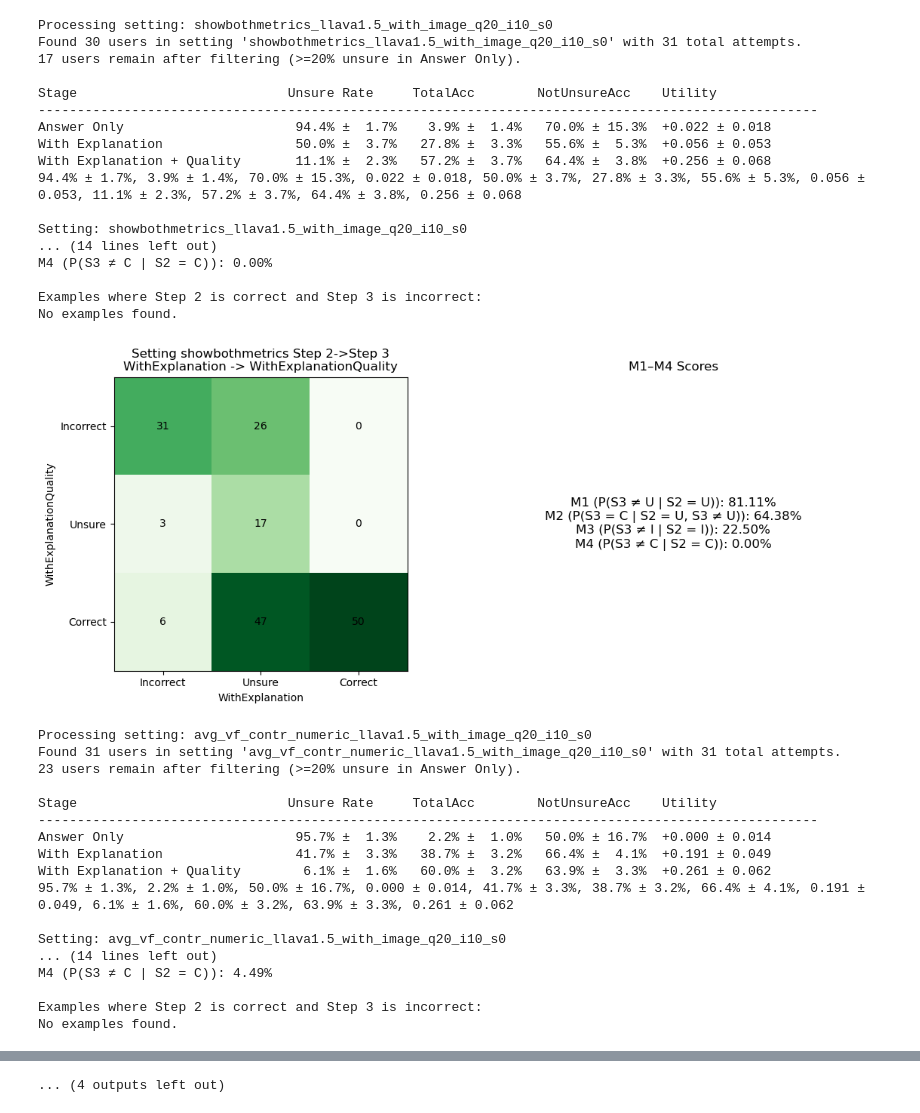
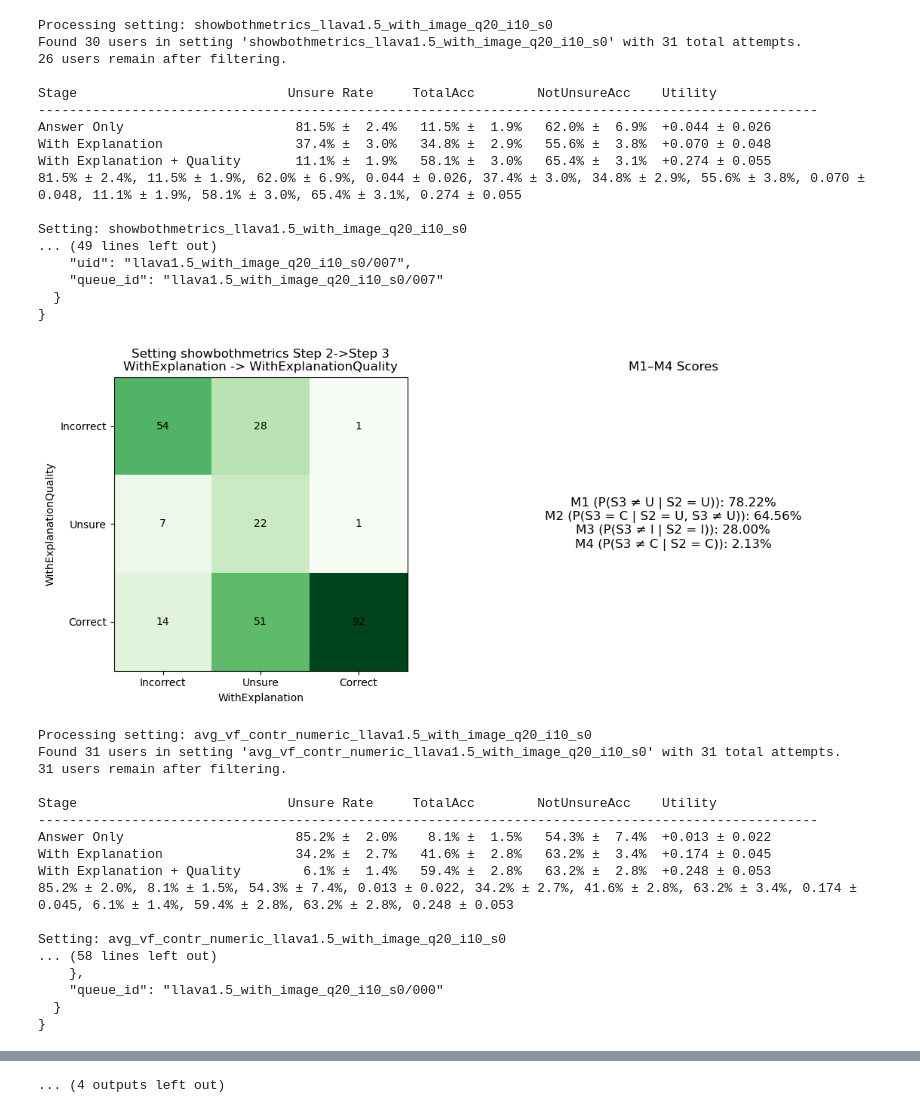
Before and after one commit to Keyu-He/vlm-rationale-study, a Jupyter notebook: src_analysis/UserStudyAnalysis.ipynb, the cells around one changed output, grey strips where cells are left out. Saved outputs shown, nothing was run; the diff lists cells and outputs as text; code cells hidden in the pictures.

```diff
--- a/src_analysis/UserStudyAnalysis.ipynb
+++ b/src_analysis/UserStudyAnalysis.ipynb
@@ -7,7 +7,7 @@ import matplotlib.pyplot as plt
 import pandas as pd
 
 # Filter: only include users with a certain unsure rate in 'answeronly' stage.
-unsure_rate_threshold = 0.8
+unsure_rate_threshold = 0.2
 
 # ---------------------------
 # Helper Functions
@@ -400,40 +400,40 @@ Setting: contr_numeric_llava1.5_with_image_q20_i10_s0
     },
     "queue_id": "llava1.5_with_image_q20_i10_s0/007"
   }
 }
 [figure]
 Processing setting: showbothmetrics_llava1.5_with_image_q20_i10_s0
 Found 30 users in setting 'showbothmetrics_llava1.5_with_image_q20_i10_s0' with 31 total attempts.
-17 users remain after filtering (>=20% unsure in Answer Only).
+26 users remain after filtering.
 
 Stage                           Unsure Rate     TotalAcc        NotUnsureAcc    Utility
 ----------------------------------------------------------------------------------------------------
-Answer Only                      94.4% ±  1.7%    3.9% ±  1.4%   70.0% ± 15.3%  +0.022 ± 0.018
-With Explanation                 50.0% ±  3.7%   27.8% ±  3.3%   55.6% ±  5.3%  +0.056 ± 0.053
-With Explanation + Quality       11.1% ±  2.3%   57.2% ±  3.7%   64.4% ±  3.8%  +0.256 ± 0.068
-94.4% ± 1.7%, 3.9% ± 1.4%, 70.0% ± 15.3%, 0.022 ± 0.018, 50.0% ± 3.7%, 27.8% ± 3.3%, 55.6% ± 5.3%, 0.056 ± 0.053, 11.1% ± 2.3%, 57.2% ± 3.7%, 64.4% ± 3.8%, 0.256 ± 0.068
+Answer Only                      81.5% ±  2.4%   11.5% ±  1.9%   62.0% ±  6.9%  +0.044 ± 0.026
+With Explanation                 37.4% ±  3.0%   34.8% ±  2.9%   55.6% ±  3.8%  +0.070 ± 0.048
+With Explanation + Quality       11.1% ±  1.9%   58.1% ±  3.0%   65.4% ±  3.1%  +0.274 ± 0.055
+81.5% ± 2.4%, 11.5% ± 1.9%, 62.0% ± 6.9%, 0.044 ± 0.026, 37.4% ± 3.0%, 34.8% ± 2.9%, 55.6% ± 3.8%, 0.070 ± 0.048, 11.1% ± 1.9%, 58.1% ± 3.0%, 65.4% ± 3.1%, 0.274 ± 0.055
 
 Setting: showbothmetrics_llava1.5_with_image_q20_i10_s0
-... (14 lines left out)
-M4 (P(S3 ≠ C | S2 = C)): 0.00%
-
-Examples where Step 2 is correct and Step 3 is incorrect:
-No examples found.
+... (49 lines left out)
+    "uid": "llava1.5_with_image_q20_i10_s0/007",
+    "queue_id": "llava1.5_with_image_q20_i10_s0/007"
+  }
+}
-[figure, old version]
+[figure, new version]
 Processing setting: avg_vf_contr_numeric_llava1.5_with_image_q20_i10_s0
 Found 31 users in setting 'avg_vf_contr_numeric_llava1.5_with_image_q20_i10_s0' with 31 total attempts.
-23 users remain after filtering (>=20% unsure in Answer Only).
+31 users remain after filtering.
 
 Stage                           Unsure Rate     TotalAcc        NotUnsureAcc    Utility
 ----------------------------------------------------------------------------------------------------
-Answer Only                      95.7% ±  1.3%    2.2% ±  1.0%   50.0% ± 16.7%  +0.000 ± 0.014
-With Explanation                 41.7% ±  3.3%   38.7% ±  3.2%   66.4% ±  4.1%  +0.191 ± 0.049
-With Explanation + Quality        6.1% ±  1.6%   60.0% ±  3.2%   63.9% ±  3.3%  +0.261 ± 0.062
-95.7% ± 1.3%, 2.2% ± 1.0%, 50.0% ± 16.7%, 0.000 ± 0.014, 41.7% ± 3.3%, 38.7% ± 3.2%, 66.4% ± 4.1%, 0.191 ± 0.049, 6.1% ± 1.6%, 60.0% ± 3.2%, 63.9% ± 3.3%, 0.261 ± 0.062
+Answer Only                      85.2% ±  2.0%    8.1% ±  1.5%   54.3% ±  7.4%  +0.013 ± 0.022
+With Explanation                 34.2% ±  2.7%   41.6% ±  2.8%   63.2% ±  3.4%  +0.174 ± 0.045
+With Explanation + Quality        6.1% ±  1.4%   59.4% ±  2.8%   63.2% ±  2.8%  +0.248 ± 0.053
+85.2% ± 2.0%, 8.1% ± 1.5%, 54.3% ± 7.4%, 0.013 ± 0.022, 34.2% ± 2.7%, 41.6% ± 2.8%, 63.2% ± 3.4%, 0.174 ± 0.045, 6.1% ± 1.4%, 59.4% ± 2.8%, 63.2% ± 2.8%, 0.248 ± 0.053
 
 Setting: avg_vf_contr_numeric_llava1.5_with_image_q20_i10_s0
-... (14 lines left out)
-M4 (P(S3 ≠ C | S2 = C)): 4.49%
-
-Examples where Step 2 is correct and Step 3 is incorrect:
-No examples found.
+... (58 lines left out)
+    },
+    "queue_id": "llava1.5_with_image_q20_i10_s0/000"
+  }
+}
```
Also changed, not shown: parts of 3 cells of this notebook, 1 other file.
